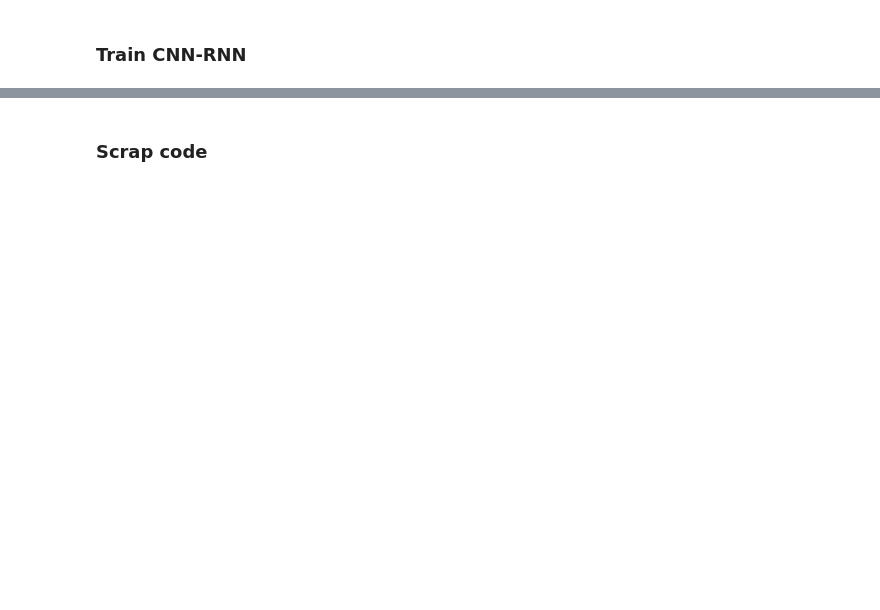
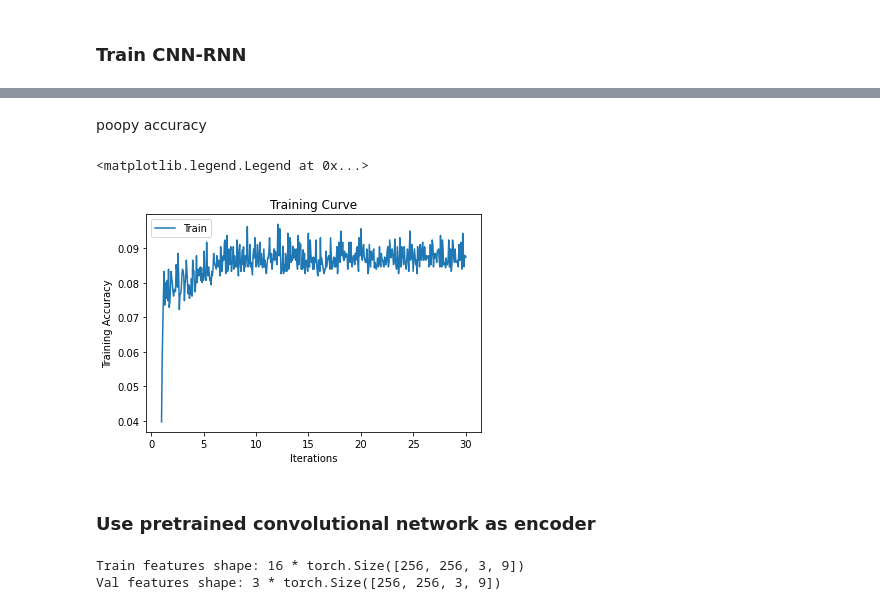
Before and after one commit to Thanoshan/Talos-Captcha-Kraken, a Jupyter notebook: notebooks/005_AE_RNN.ipynb, the cells around one changed output, grey strips where cells are left out. Saved outputs shown, nothing was run; the diff lists cells and outputs as text; code cells hidden in the pictures; blank space fills up the shorter version.

```diff
--- a/notebooks/005_AE_RNN.ipynb
+++ b/notebooks/005_AE_RNN.ipynb
@@ -489,0 +802,44 @@ def get_accuracy(pred, true):
+# %% [markdown]
+poopy accuracy
+# %%
+# plot accuracy
+import matplotlib.cbook as cbook
+with cbook.get_sample_data('G:/Talos-Captcha-Kraken/results/models/CNNRNN_models/n_lr=0.0001_bs=128_rt=LSTM_do=0.8_cv=3_9_27_81_fcm=286416_1000_fco=/tacc_1_to_30.csv') as file:
+    train_acc = np.loadtxt(file)
+iters = np.linspace(1, 30, num=480)
+plt.title("Training Curve")
+plt.plot(iters, train_acc, label="Train")
+plt.xlabel("Iterations")
+plt.ylabel("Training Accuracy")
+plt.legend(loc='best')
+# %% [output]
+<matplotlib.legend.Legend at 0x...>
+[figure, added]
+# %% [markdown]
+### Use pretrained convolutional network as encoder
+# %%
+# grab features and store them
+import torchvision.models as models
+tsfnet = models.alexnet(pretrained=True)
+batch_size=256
+num_workers=0
+train_loader = torch.utils.data.DataLoader(noisy_train_data, batch_size=batch_size,
+                                          num_workers=num_workers, shuffle=False, pin_memory=False)
+val_loader = torch.utils.data.DataLoader(noisy_val_data, batch_size=batch_size,
+                                          num_workers=num_workers, shuffle=False, pin_memory=False)
+def compute_backbone_features(tsf_net, data_loader):
+  computed_features = []
+  for imgs, labels in tqdm(data_loader):
+    feature=tsfnet.features(imgs.cuda())
+    feature=feature.detach()
+    assert feature.requires_grad==False
+    computed_features.append(feature)
+  return computed_features
+
+computed_features = compute_backbone_features(tsfnet, train_loader)
+val_computed_features = compute_backbone_features(tsfnet, val_loader)
+print("Train features shape:", len(computed_features), "*", computed_features[0].shape)
+print("Val features shape:", len(val_computed_features), "*", val_computed_features[0].shape)
+# %% [output]
+Train features shape: 16 * torch.Size([256, 256, 3, 9])
+Val features shape: 3 * torch.Size([256, 256, 3, 9])
@@ -593,2 +1041,0 @@ def train_CAE(model, train_loader, val_loader,
-# %% [markdown]
-### Scrap code
```
Also changed, not shown: parts of 56 cells of this notebook, 2 other files.
